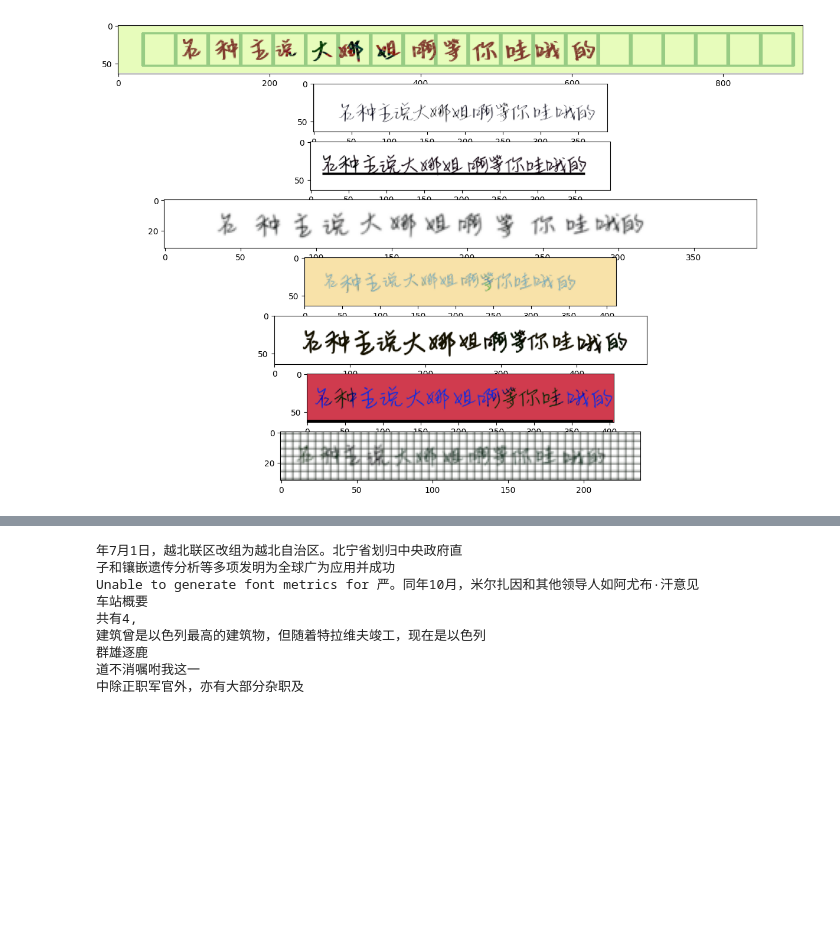
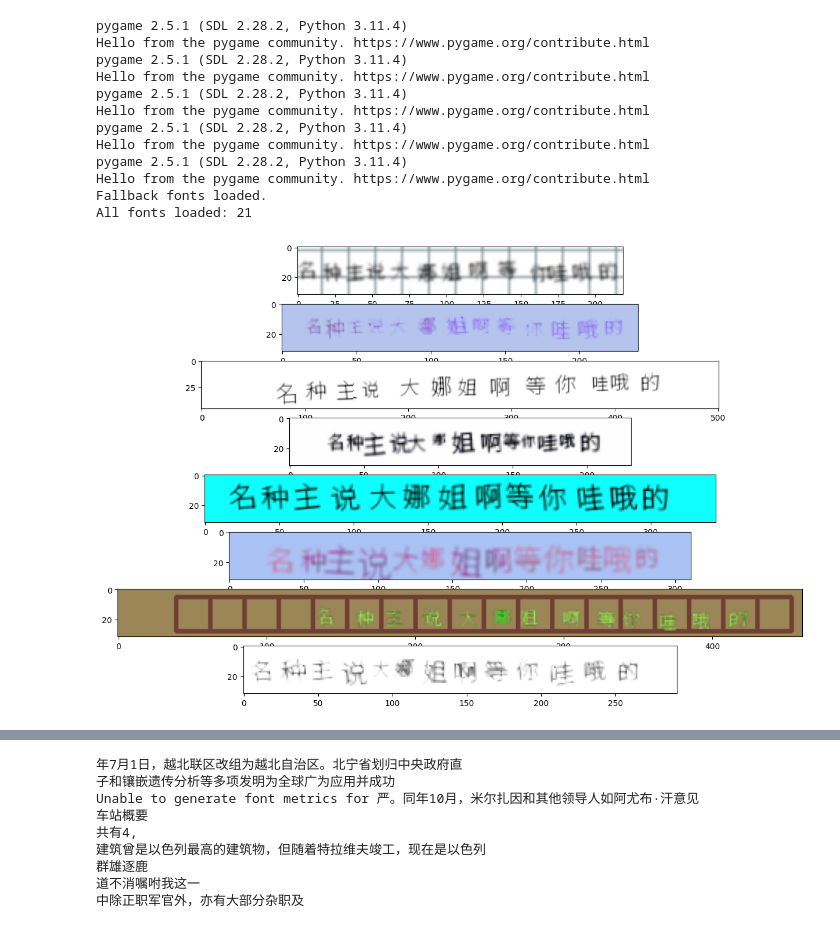
Before and after one commit to DotIN13/tang-syn-trocr, a Jupyter notebook: tang_syn.ipynb, the cells around one changed output, grey strips where cells are left out. Drawn from its saved outputs; the diff is of its cells as text; code cells hidden in the pictures; blank space fills up the shorter version.

```diff
--- a/tang_syn.ipynb
+++ b/tang_syn.ipynb
@@ -2,42 +2,62 @@
 import random
 import os
 
-os.environ["DEBUG"] = "True"
+os.environ["DEBUG"] = "1"
 
 import matplotlib.pyplot as plt
 import cv2
 from PIL import Image
 
-from data_aug_v2 import build_data_aug
-from tang_syn import synthesize
+from lib.data_aug_v2 import build_data_aug
+from lib.tang_syn import synthesize
+from lib.tang_syn_config import load_default_config, preload_fonts, TextlineSynthesisConfig
 
+default_config = load_default_config()
+fonts = preload_fonts(default_config)
 
 
 # message = "有人Hello Pygame你的心里没有人心心"
 # message = "你好， 안녕 שָׁלוֹם 🎉🌟🙌😄！"
 
 
 # transform = build_data_aug(32, "train")
 # _, image = synthesize(message)
 # rgb_image = cv2.cvtColor(image, cv2.COLOR_BGR2RGB)
 # pillow_image = Image.fromarray(rgb_image)
 # # pillow_image = transform(pillow_image)
 # pillow_image.save("test.png")
+
 transform = build_data_aug(64, "train")
 fig, axs = plt.subplots(8, 1, figsize=(60, 10))
 
 for i, ax in enumerate(axs.flatten()):
     # message = "你好，“你好：“深爱的，”带娃”Time is ripe" * random.randint(1, 2)
     message = "名种主说大娜姐啊等你哇哦的"
-    image = synthesize(message)
+
+    config = TextlineSynthesisConfig.random_config(
+        default_config=default_config, **fonts)
+
+    image = synthesize(message, config)
     rgb_image = cv2.cvtColor(image, cv2.COLOR_BGR2RGB)
     pillow_image = Image.fromarray(rgb_image)
     pillow_image = transform(pillow_image)
     ax.imshow(pillow_image)
 
 plt.show()
 # %% [output]
+pygame 2.5.1 (SDL 2.28.2, Python 3.11.4)
+Hello from the pygame community. https://www.pygame.org/contribute.html
+pygame 2.5.1 (SDL 2.28.2, Python 3.11.4)
+Hello from the pygame community. https://www.pygame.org/contribute.html
+pygame 2.5.1 (SDL 2.28.2, Python 3.11.4)
+Hello from the pygame community. https://www.pygame.org/contribute.html
+pygame 2.5.1 (SDL 2.28.2, Python 3.11.4)
+Hello from the pygame community. https://www.pygame.org/contribute.html
+pygame 2.5.1 (SDL 2.28.2, Python 3.11.4)
+Hello from the pygame community. https://www.pygame.org/contribute.html
+Fallback fonts loaded.
+All fonts loaded: 21
-[figure, old version]
+[figure, new version]
 # %%
 from fontTools.ttLib import TTFont
 
```
Also changed, not shown: parts of 2 cells of this notebook, 11 other files.
